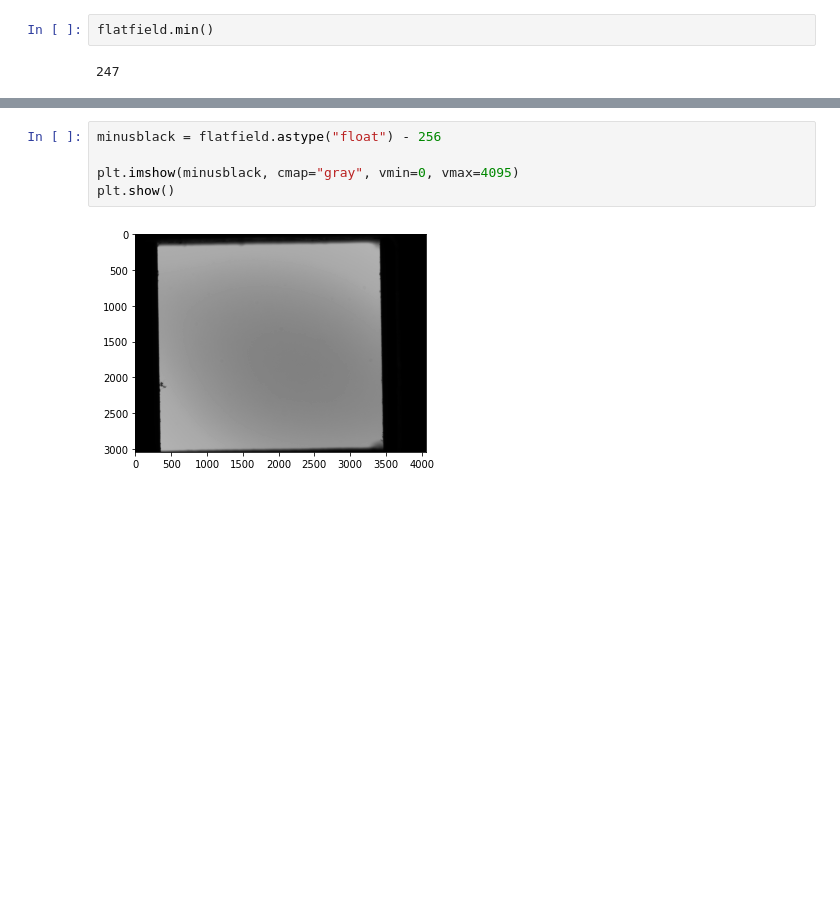
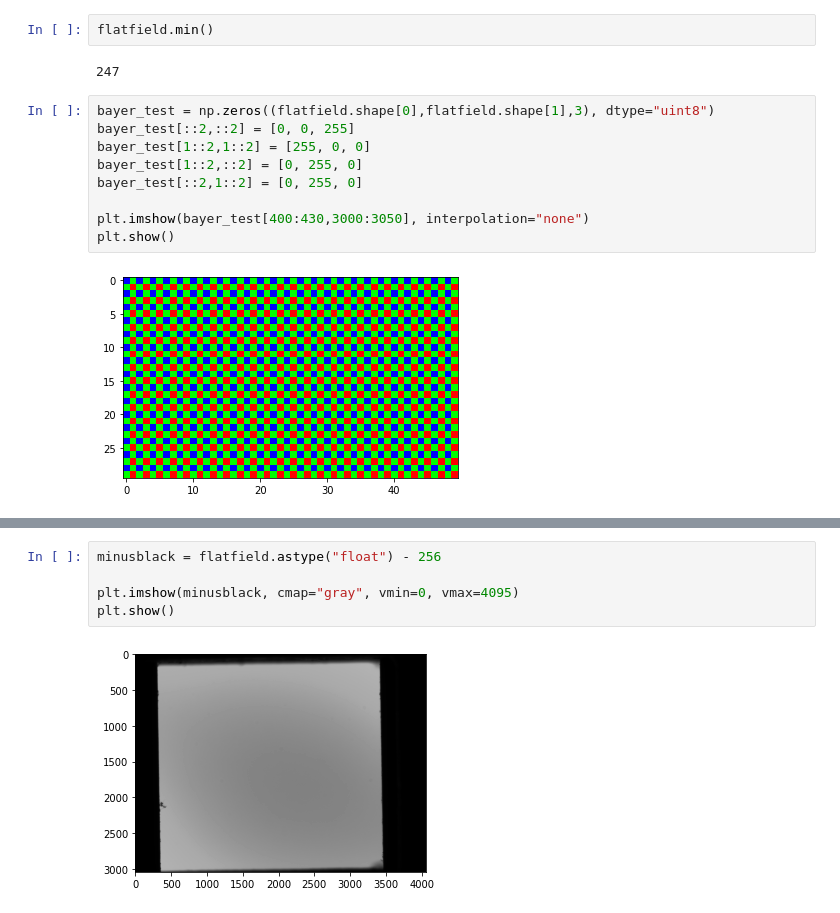
Before and after one commit to jank324/8mm-film-scanner, a Jupyter notebook: dngconversion_flatfield.ipynb, the cells around one changed output, grey strips where cells are left out. Saved outputs shown, nothing was run; the diff lists cells and outputs as text; blank space fills up the shorter version.

```diff
--- a/dngconversion_flatfield.ipynb
+++ b/dngconversion_flatfield.ipynb
@@ -50,3 +51,14 @@ plt.show()
 flatfield.min()
 # %% [output]
 247
+# %%
+bayer_test = np.zeros((flatfield.shape[0],flatfield.shape[1],3), dtype="uint8")
+bayer_test[::2,::2] = [0, 0, 255]
+bayer_test[1::2,1::2] = [255, 0, 0]
+bayer_test[1::2,::2] = [0, 255, 0]
+bayer_test[::2,1::2] = [0, 255, 0]
+
+plt.imshow(bayer_test[400:430,3000:3050], interpolation="none")
+plt.show()
+# %% [output]
+[figure, added]
```
Also changed, not shown: parts of 7 cells of this notebook.
